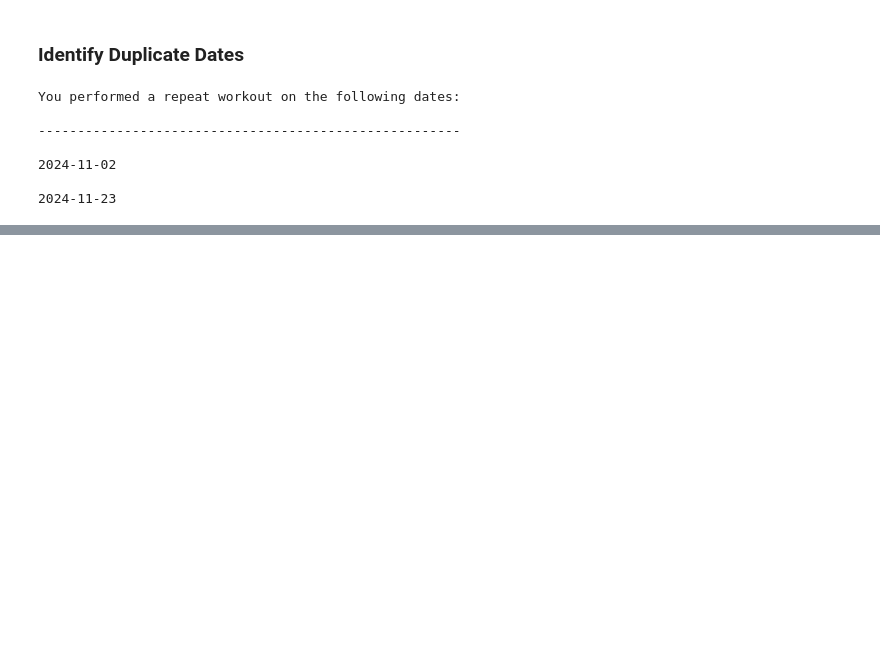
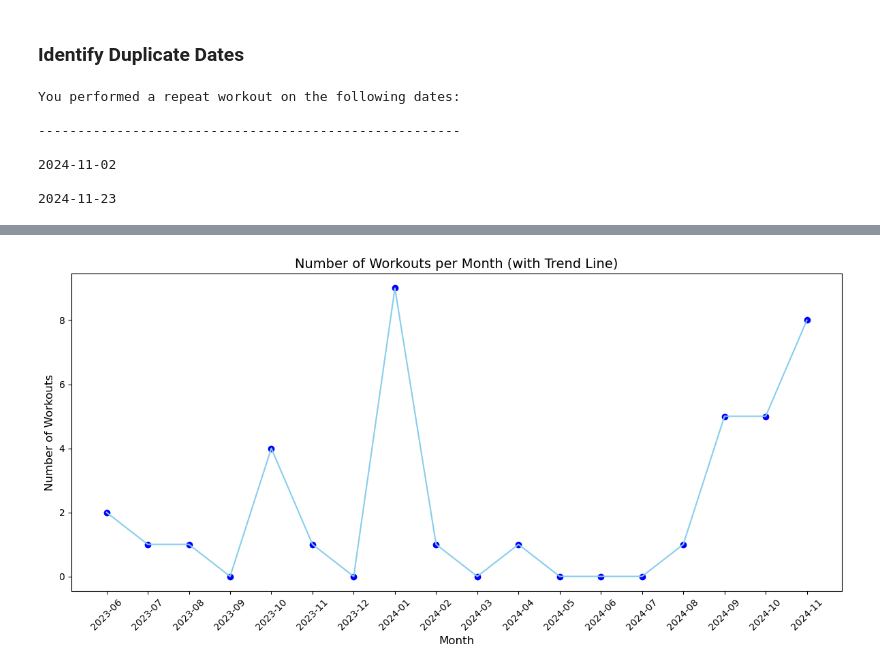
Before and after one commit to valecase4/Runalyze, a Jupyter notebook: notebooks/02_temporal_data_analysis.ipynb, the cells around one changed output, grey strips where cells are left out. Drawn from its saved outputs; the diff is of its cells as text; code cells hidden in the pictures; blank space fills up the shorter version.

```diff
--- a/notebooks/02_temporal_data_analysis.ipynb
+++ b/notebooks/02_temporal_data_analysis.ipynb
@@ -230,0 +309,17 @@ Text(0, 0.5, 'Inactivty Periods')
+# %%
+plt.figure(figsize=(12,6))
+
+plt.scatter(wks_per_month.index.astype(str), wks_per_month.values, color='blue')
+plt.plot(wks_per_month.index.astype(str), wks_per_month.values, color='skyblue')
+
+plt.title('Number of Workouts per Month (with Trend Line)', fontsize=14)
+plt.xlabel('Month', fontsize=12)
+plt.ylabel('Number of Workouts', fontsize=12)
+
+plt.xticks(rotation=45)
+
+plt.tight_layout()
+
+plt.show()
+# %% [output]
+[figure, added]
```
Also changed, not shown: parts of 24 cells of this notebook.
